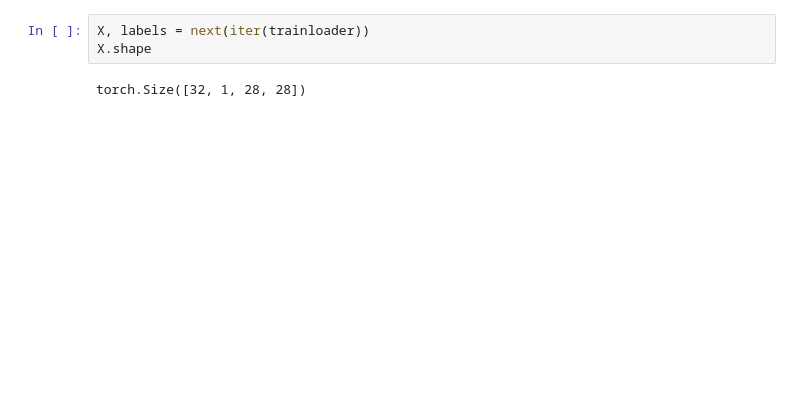
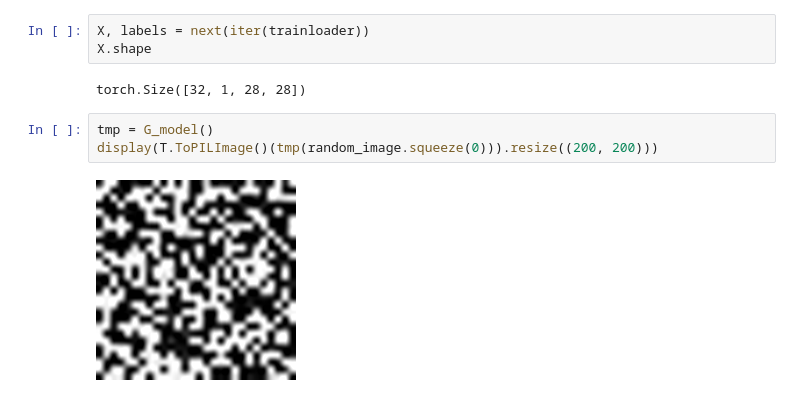
Before and after one commit to vanerk03/CGAN, a Jupyter notebook: main.ipynb, the cells around one changed output. Saved outputs shown, nothing was run; the diff lists cells and outputs as text; blank space fills up the shorter version.

```diff
--- a/main.ipynb
+++ b/main.ipynb
@@ -141,3 +104,8 @@ X, labels = next(iter(trainloader))
 X.shape
 # %% [output]
 torch.Size([32, 1, 28, 28])
+# %%
+tmp = G_model()
+display(T.ToPILImage()(tmp(random_image.squeeze(0))).resize((200, 200)))
+# %% [output]
+[figure, added]
```
Also changed, not shown: parts of 7 cells of this notebook, 2 other files.
